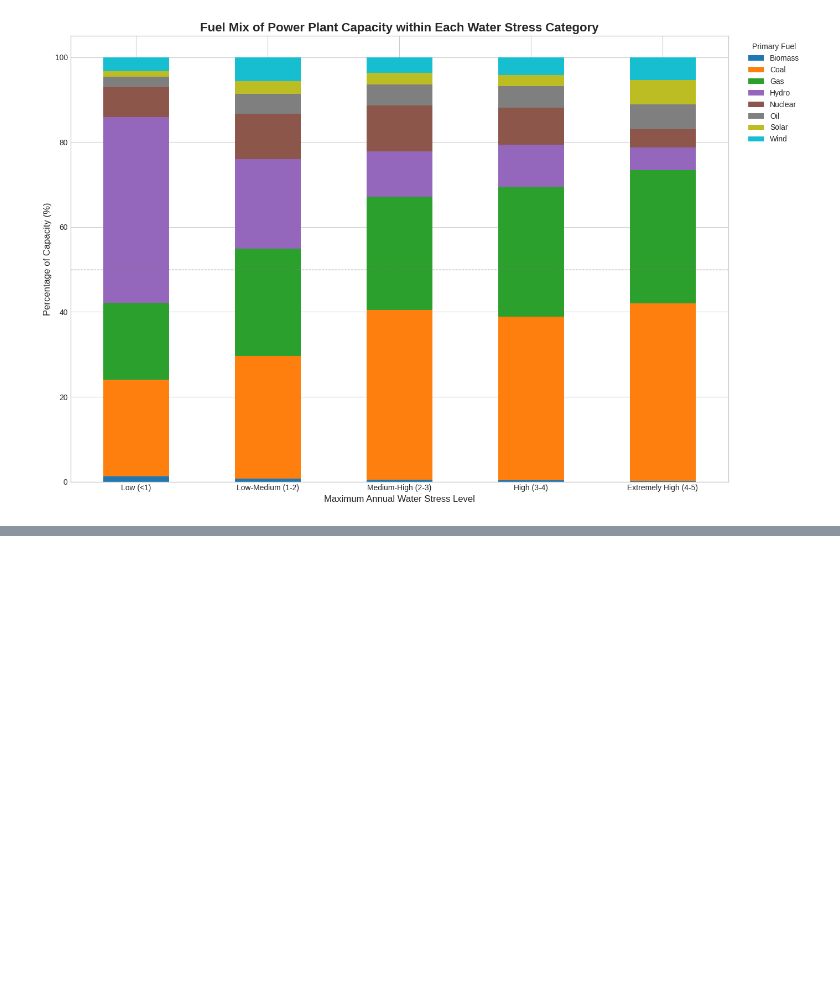
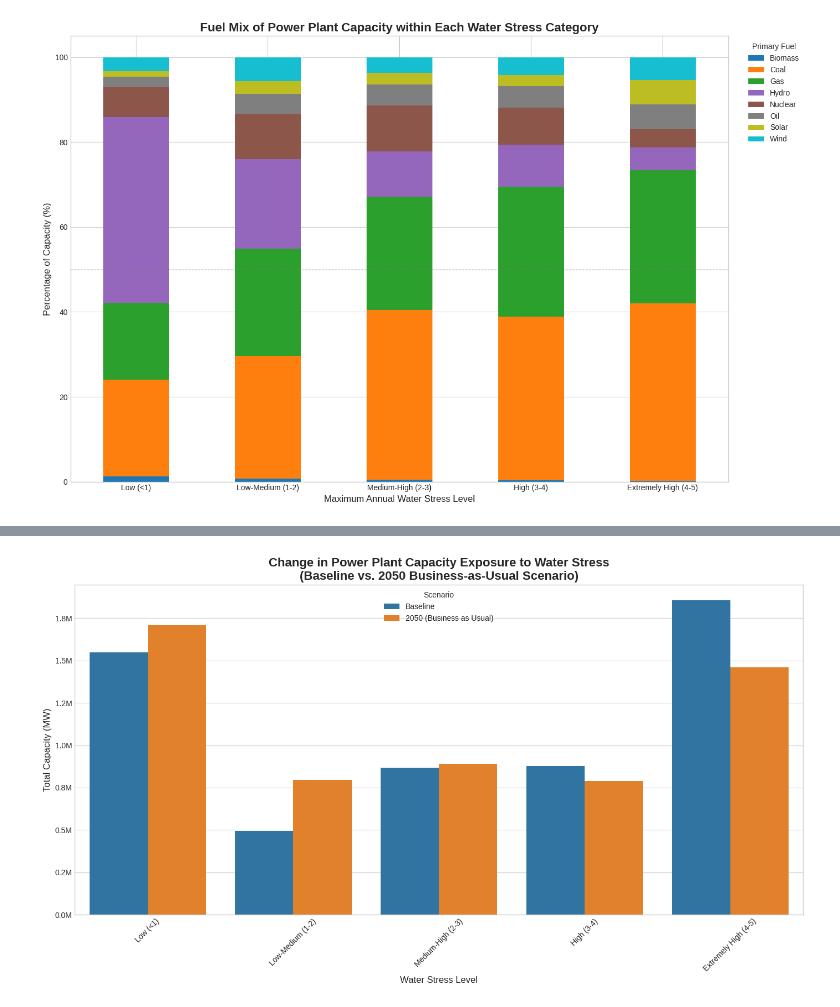
Before and after one commit to theouterlimitz/global-power-plant-database, a Jupyter notebook: Exploratory_Data_Analysis.ipynb, the cells around one changed output, grey strips where cells are left out. Saved outputs shown, nothing was run; the diff lists cells and outputs as text; code cells hidden in the pictures; blank space fills up the shorter version.

```diff
--- a/Exploratory_Data_Analysis.ipynb
+++ b/Exploratory_Data_Analysis.ipynb
@@ -245,0 +248,83 @@ Generating stacked bar chart...
+# %%
+import pandas as pd
+import matplotlib.pyplot as plt
+import seaborn as sns
+import numpy as np
+
+# --- Step 1: Load Your Final Analytical Dataset ---
+print("Loading the final analytical dataset...")
+try:
+    df_final = pd.read_pickle('analytical_data.pkl')
+    print("Dataset loaded successfully.")
+except FileNotFoundError:
+    print("ERROR: 'analytical_data.pkl' not found.")
+    df_final = pd.DataFrame()
+
+
+# --- Step 2: Prepare Data for Comparison ---
+if not df_final.empty:
+    print("\nPreparing data for future scenario analysis...")
+
+    # --- Debugging Step: Let's look at the actual column names ---
+    print("\nDEBUG: Available columns containing 'bau50':")
+    bau50_cols = [col for col in df_final.columns if 'bau50' in col]
+    print(bau50_cols)
+    # -------------------------------------------------------------
+
+    # Define score bins and labels
+    score_bins = [-1, 1, 2, 3, 4, 5.1]
+    score_labels = [
+        'Low (<1)',
+        'Low-Medium (1-2)',
+        'Medium-High (2-3)',
+        'High (3-4)',
+        'Extremely High (4-5)'
+    ]
+
+    # Create Baseline Label (if it doesn't exist)
+    if 'max_monthly_bws_score' not in df_final.columns:
+        bws_score_cols = [f'bws_{month:02d}_score' for month in range(1, 13)]
+        df_final['max_monthly_bws_score'] = df_final[bws_score_cols].max(axis=1)
+    df_final['baseline_ws_label'] = pd.cut(df_final['max_monthly_bws_score'], bins=score_bins, labels=score_labels)
+
+    # Create Future Scenario Label using the CORRECT column name
+    future_score_column = 'bau50_ws_x_s'
+    df_final['future_ws_label_bau50'] = pd.cut(df_final[future_score_column], bins=score_bins, labels=score_labels)
+
+    # --- Calculate Capacity Totals for Each Scenario ---
+    baseline_capacity = df_final.groupby('baseline_ws_label')['capacity_mw'].sum()
+    future_capacity_bau50 = df_final.groupby('future_ws_label_bau50')['capacity_mw'].sum()
+
+    # Combine into a single DataFrame for plotting
+    comparison_df = pd.DataFrame({
+        'Baseline': baseline_capacity,
+        '2050 (Business as Usual)': future_capacity_bau50
+    }).reset_index()
+    comparison_df.rename(columns={'index': 'Water Stress Level'}, inplace=True)
+
+    # Melt the DataFrame for easier plotting with seaborn
+    comparison_df_melted = comparison_df.melt(id_vars='Water Stress Level', var_name='Scenario', value_name='Total Capacity (MW)')
+
+    print("\nComparison Data:")
+    print(comparison_df)
+
+    # --- Step 3: Visualize the Comparison ---
+    print("\nGenerating comparison plot...")
+
+    plt.style.use('seaborn-v0_8-whitegrid')
+    fig, ax = plt.subplots(figsize=(14, 8))
+
+    sns.barplot(data=comparison_df_melted, x='Water Stress Level', y='Total Capacity (MW)', hue='Scenario', ax=ax)
+
+    ax.set_title('Change in Power Plant Capacity Exposure to Water Stress\n(Baseline vs. 2050 Business-as-Usual Scenario)', fontsize=16, fontweight='bold')
+    ax.set_xlabel('Water Stress Level', fontsize=12)
+    ax.set_ylabel('Total Capacity (MW)', fontsize=12)
+    ax.tick_params(axis='x', rotation=45)
+
+    ax.yaxis.set_major_formatter(lambda x, pos: f'{x/1e6:.1f}M')
+
+    plt.tight_layout()
+    plt.show()
+else:
+    print("Could not load data. Skipping analysis.")
+# %% [output]
@@ -245,0 +348 @@ Generating stacked bar chart...
+[figure, added]
```
Also changed, not shown: parts of 2 cells of this notebook.
